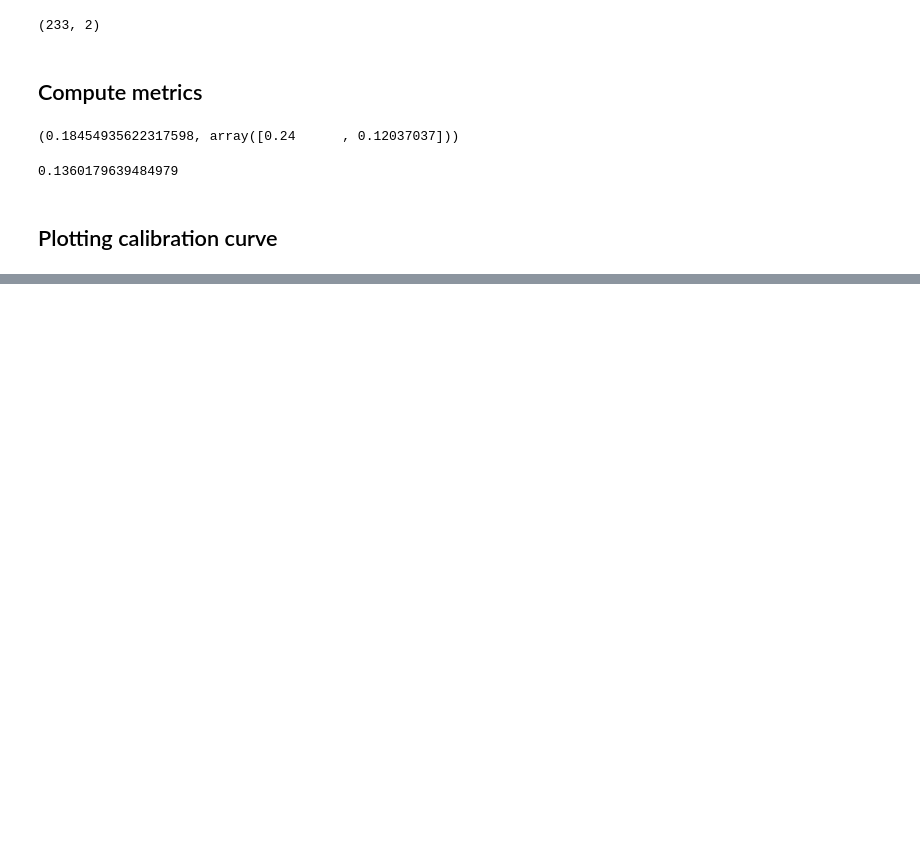
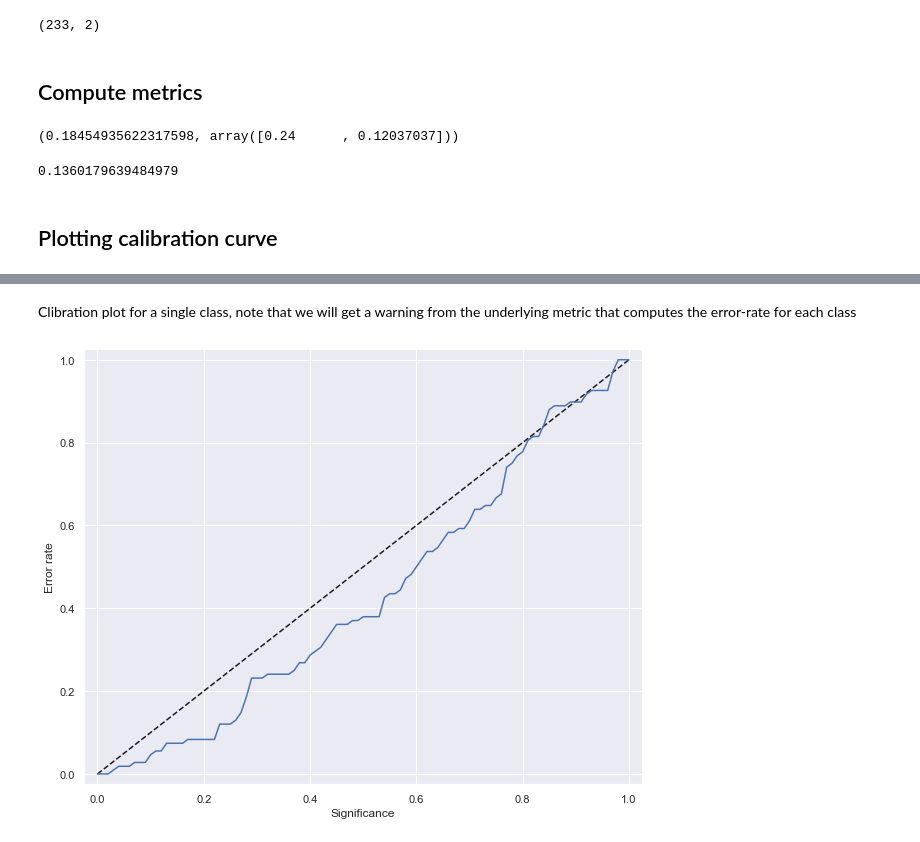
Before and after one commit to pharmbio/plot_utils, a Jupyter notebook: python/User_guide_plotting.ipynb, the cells around one changed output, grey strips where cells are left out. Cells and saved outputs as stored; diff of their text form; code cells hidden in the pictures; blank space fills up the shorter version.

```diff
--- a/python/User_guide_plotting.ipynb
+++ b/python/User_guide_plotting.ipynb
@@ -51,0 +77,9 @@ the_fig = plotting.plot_calibration_curve(true_lab, p_vals)
+# %% [markdown]
+Clibration plot for a single class, note that we will get a warning from the underlying metric that computes the error-rate for each class
+# %%
+only_class_1 = (true_lab == 1)
+true_1 = true_lab[only_class_1]
+p_val_1 = p_vals[only_class_1]
+the_fig = plotting.plot_calibration_curve(true_1, p_val_1, plot_all_labels=False)
+# %% [output]
+[figure, added]
```
Also changed, not shown: parts of 4 cells of this notebook, 1 other file.
